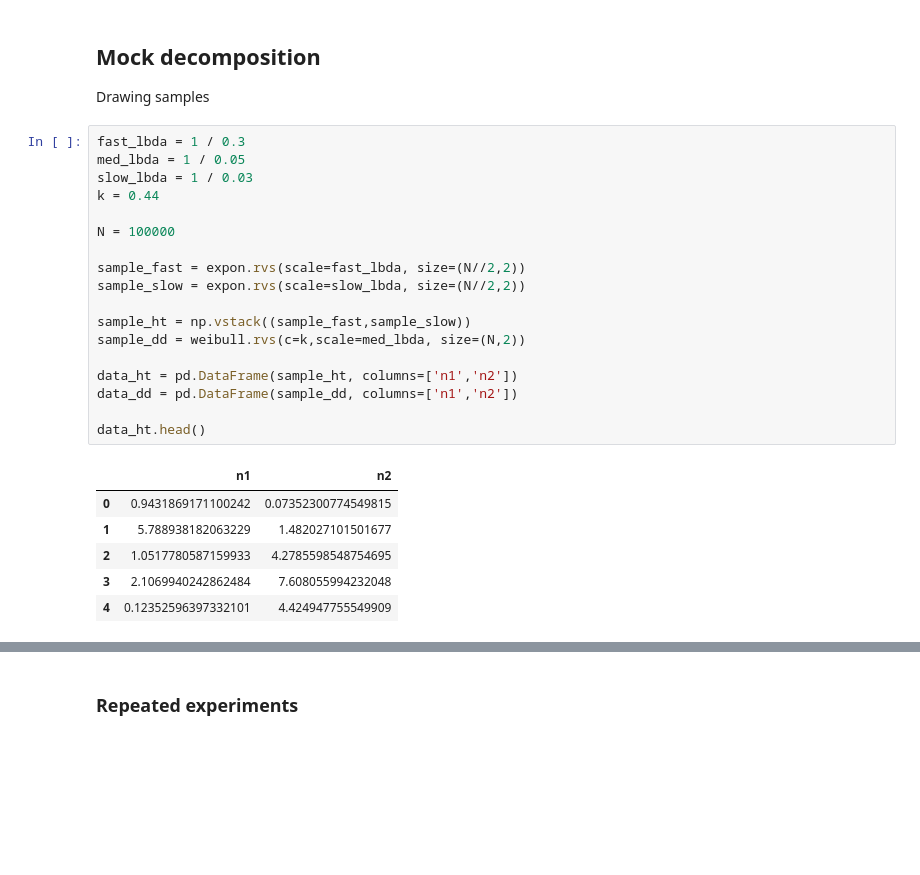
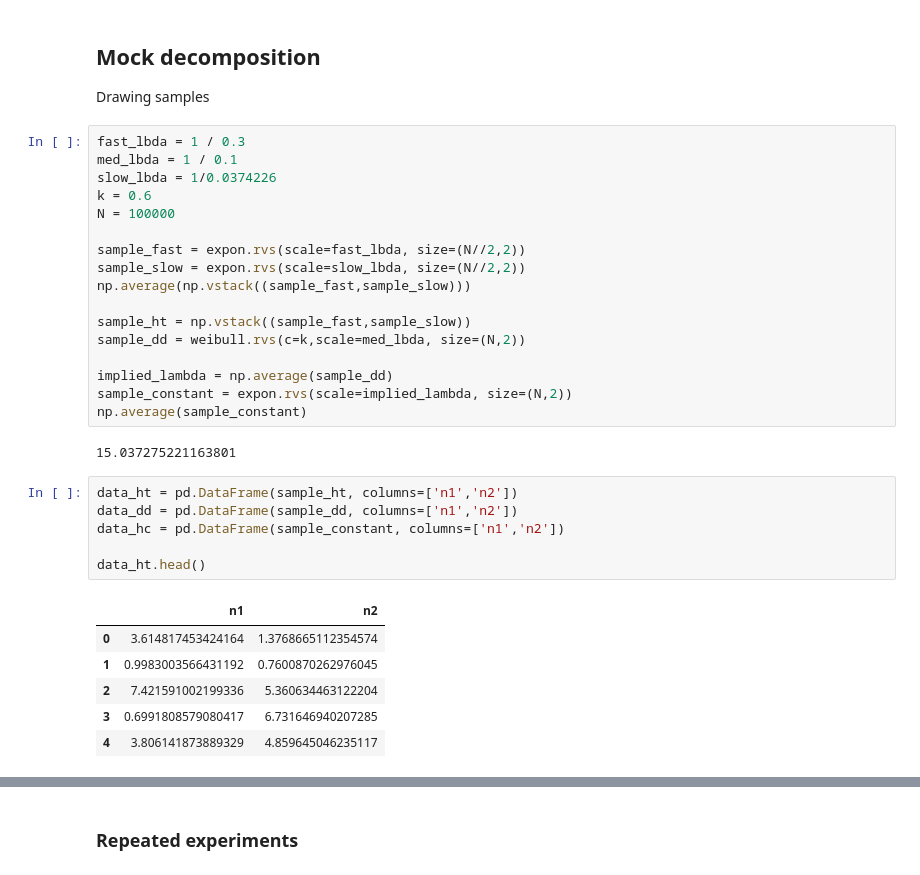
Before and after one commit to crisla/UVD_ABS_code, a Jupyter notebook: SimulationPlots.ipynb, the cells around one changed output, grey strips where cells are left out. Saved outputs shown, nothing was run; the diff lists cells and outputs as text; blank space fills up the shorter version.

```diff
--- a/SimulationPlots.ipynb
+++ b/SimulationPlots.ipynb
@@ -251,27 +317,34 @@ plt.show()
 Drawing samples
 # %%
 fast_lbda = 1 / 0.3
-med_lbda = 1 / 0.05
-slow_lbda = 1 / 0.03
-k = 0.44
-
+med_lbda = 1 / 0.1
+slow_lbda = 1/0.0374226
+k = 0.6
 N = 100000
 
 sample_fast = expon.rvs(scale=fast_lbda, size=(N//2,2))
 sample_slow = expon.rvs(scale=slow_lbda, size=(N//2,2))
+np.average(np.vstack((sample_fast,sample_slow)))
 
 sample_ht = np.vstack((sample_fast,sample_slow))
 sample_dd = weibull.rvs(c=k,scale=med_lbda, size=(N,2))
 
-data_ht = pd.DataFrame(sample_ht, columns=['n1','n2'])
-data_dd = pd.DataFrame(sample_dd, columns=['n1','n2'])
-
-data_ht.head()
+implied_lambda = np.average(sample_dd)
+sample_constant = expon.rvs(scale=implied_lambda, size=(N,2))
+np.average(sample_constant)
 # %% [output]
-|  | n1 | n2 |
-| 0 | 0.9431869171100242 | 0.07352300774549815 |
-| 1 | 5.788938182063229 | 1.482027101501677 |
-| 2 | 1.0517780587159933 | 4.2785598548754695 |
-| 3 | 2.1069940242862484 | 7.608055994232048 |
-| 4 | 0.12352596397332101 | 4.424947755549909 |
+15.037275221163801
+# %%
+data_ht = pd.DataFrame(sample_ht, columns=['n1','n2'])
+data_dd = pd.DataFrame(sample_dd, columns=['n1','n2'])
+data_hc = pd.DataFrame(sample_constant, columns=['n1','n2'])
+
+data_ht.head()
+# %% [output]
+|  | n1 | n2 |
+| 0 | 3.614817453424164 | 1.3768665112354574 |
+| 1 | 0.9983003566431192 | 0.7600870262976045 |
+| 2 | 7.421591002199336 | 5.360634463122204 |
+| 3 | 0.6991808579080417 | 6.731646940207285 |
+| 4 | 3.806141873889329 | 4.859645046235117 |
 # %%
```
Also changed, not shown: parts of 17 cells of this notebook, 38 other files.
